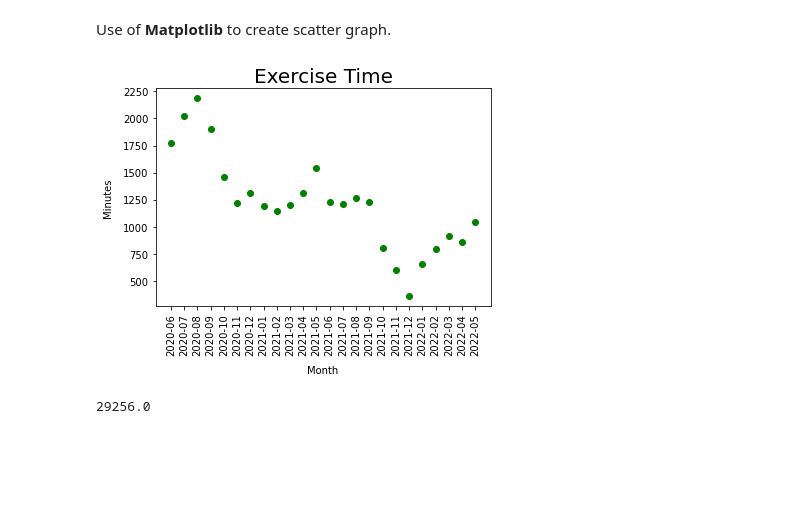
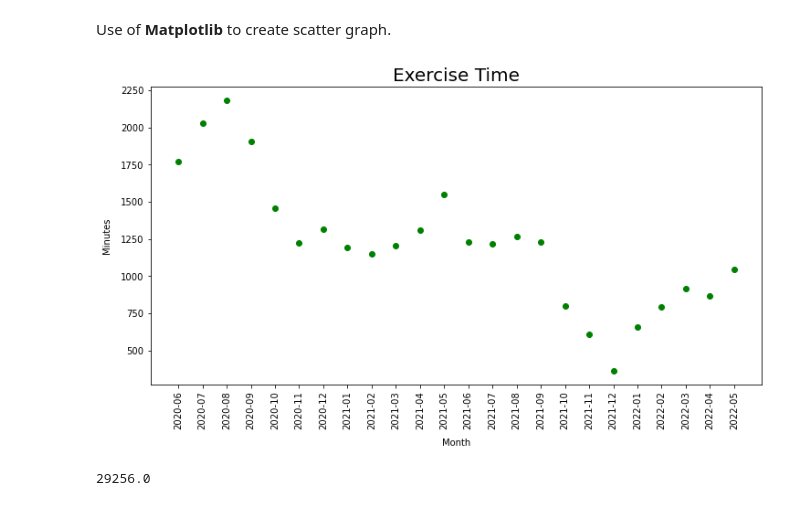
Before and after one commit to KimBug29/AppleDataKW, a Jupyter notebook: HealthData.ipynb, the cells around one changed output. Cells and saved outputs as stored; diff of their text form; code cells hidden in the pictures; blank space fills up the shorter version.

```diff
--- a/HealthData.ipynb
+++ b/HealthData.ipynb
@@ -144,14 +148,16 @@ round(pd.pivot_table(health_data_2year, index=["Date"], values=["Exercise time(m
 # %% [markdown]
 Use of <b>Matplotlib</b> to create scatter graph.
 # %%
+# Plot the 2-year period (in months) of Exercise Time (minutes)
+plt.figure(figsize = (12, 6))
 plt.scatter(health_data_2year_dataframe['Date'], health_data_2year_dataframe['Exercise time(min)'], color = "green")
 plt.xlabel("Month", labelpad=10)
 plt.ylabel("Minutes", labelpad=10)
 plt.xticks(rotation="vertical")
 plt.title("Exercise Time", fontsize=20)
 plt.show()
 # %% [output]
-[figure, old version]
+[figure, new version]
 # %%
 # Calculate the sum of exercise time (minutes). Save information as a variable 'sum_exercise_time'.
 sum_exercise_time = health_data_2year_dataframe['Exercise time(min)'].sum()
```
Also changed, not shown: parts of 8 cells of this notebook.
